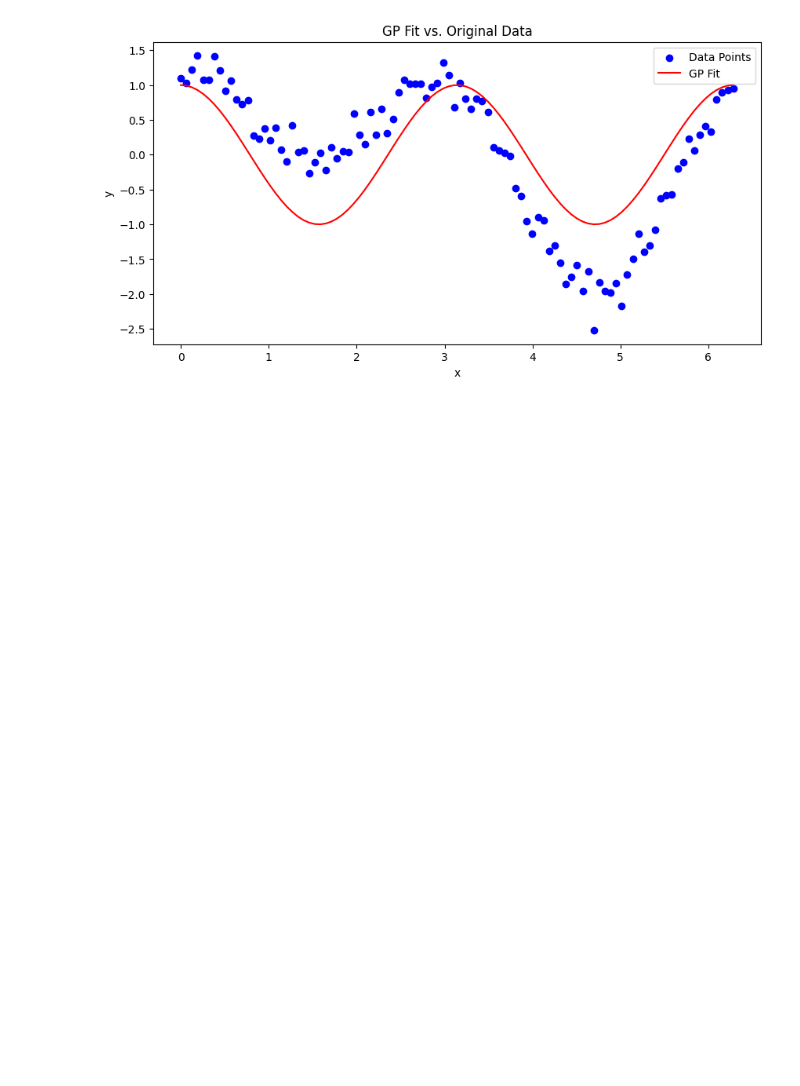
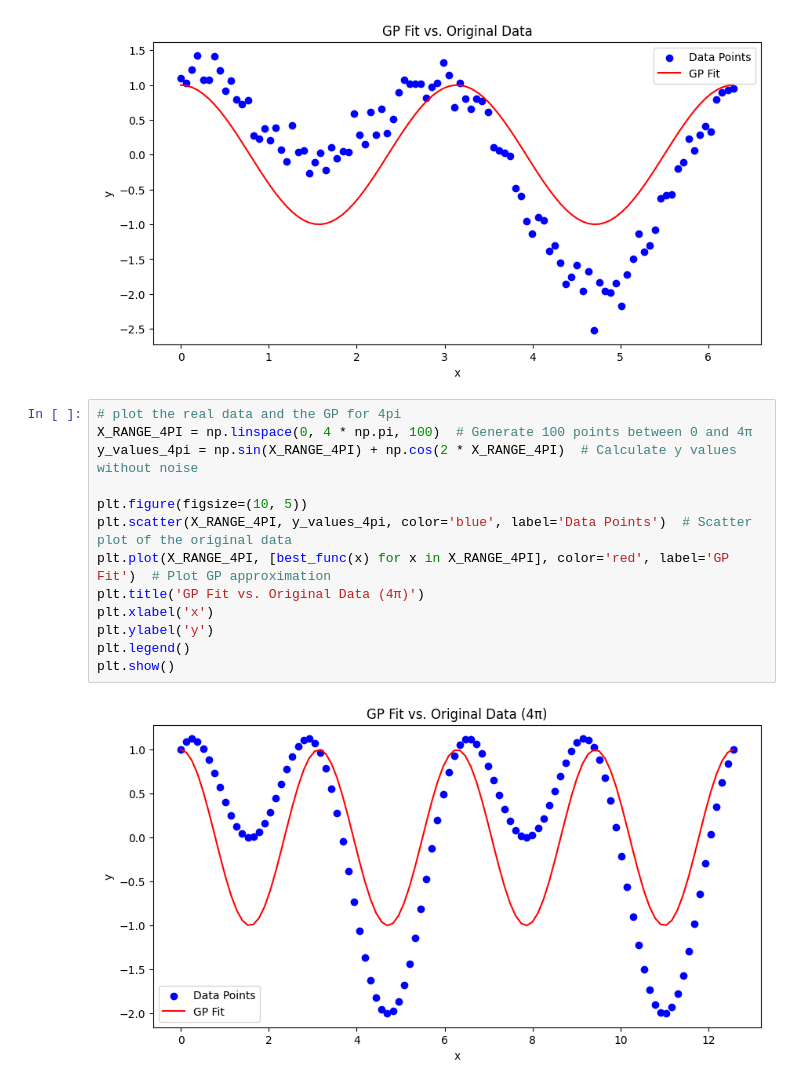
Before and after one commit to FabianBB/Machine-Learning, a Jupyter notebook: Genetic Algorithms/Genetic Algorithm.ipynb, the cells around one changed output. Drawn from its saved outputs; the diff is of its cells as text; blank space fills up the shorter version.

```diff
--- a/Genetic Algorithms/Genetic Algorithm.ipynb
+++ b/Genetic Algorithms/Genetic Algorithm.ipynb
@@ -193,3 +193,18 @@ gen     nevals
 50      155
 Best individual: cos(add(x, x)) (0.48439880539597924,)
 [figure]
+# %%
+# plot the real data and the GP for 4pi
+X_RANGE_4PI = np.linspace(0, 4 * np.pi, 100)  # Generate 100 points between 0 and 4π
+y_values_4pi = np.sin(X_RANGE_4PI) + np.cos(2 * X_RANGE_4PI)  # Calculate y values without noise
+
+plt.figure(figsize=(10, 5))
+plt.scatter(X_RANGE_4PI, y_values_4pi, color='blue', label='Data Points')  # Scatter plot of the original data
+plt.plot(X_RANGE_4PI, [best_func(x) for x in X_RANGE_4PI], color='red', label='GP Fit')  # Plot GP approximation
+plt.title('GP Fit vs. Original Data (4π)')
+plt.xlabel('x')
+plt.ylabel('y')
+plt.legend()
+plt.show()
+# %% [output]
+[figure, added]
```
Also changed, not shown: 1 other file.
